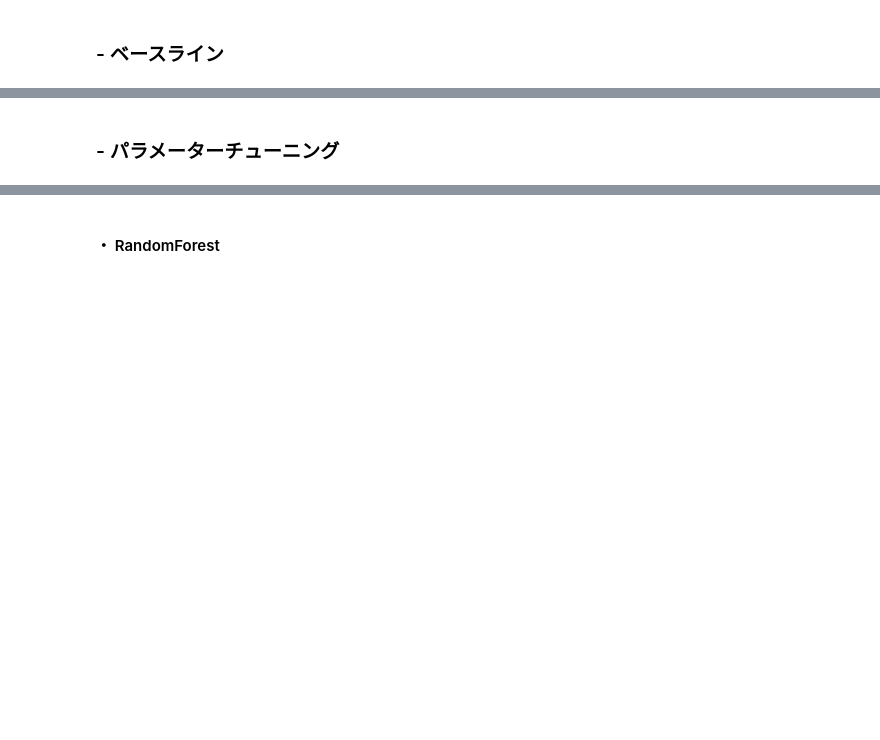
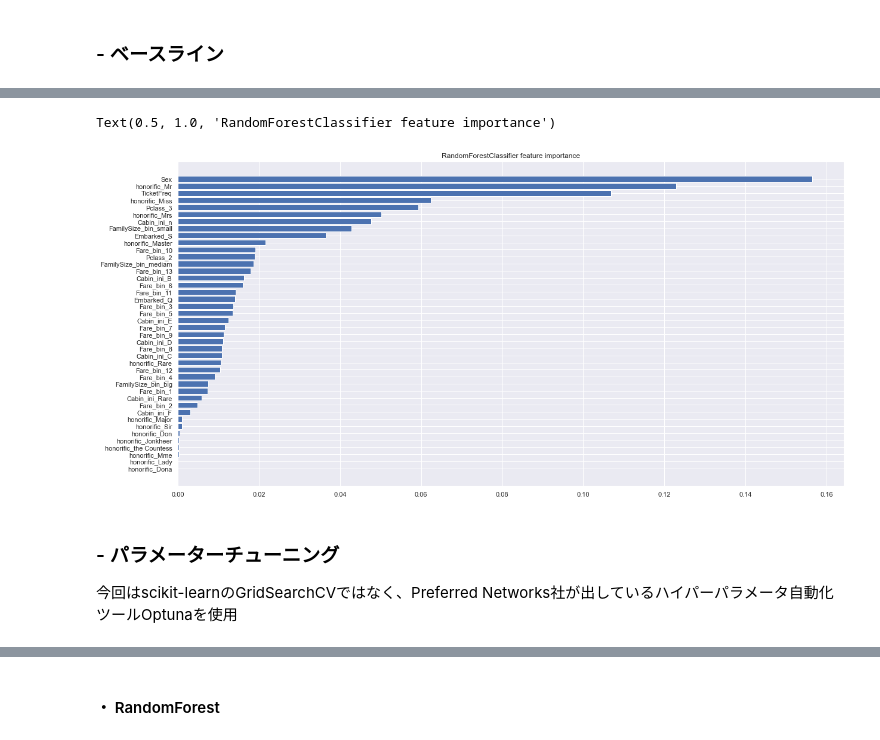
Before and after one commit to GitHiru/taitanic, a Jupyter notebook: taitanic3.ipynb, the cells around one changed output, grey strips where cells are left out. Saved outputs shown, nothing was run; the diff lists cells and outputs as text; code cells hidden in the pictures; blank space fills up the shorter version.

```diff
--- a/taitanic3.ipynb
+++ b/taitanic3.ipynb
@@ -113,0 +153,13 @@ dtype: int64
+# %%
+# PclassをObject型に変換 ∵カテゴリカル変数のPclassが整数型になっているので、文字列に変換
+alldata.Pclass = alldata.Pclass.astype('str')
+# %%
+# カテゴリ特徴量について Label-Encoding を施す
+le_target_col = ['Sex', 'Fare_bin']
+le = LabelEncoder()
+for col in le_target_col:
+    alldata.loc[:, col] = le.fit_transform(alldata[col])
+# %%
+# カテゴリカル変数 One-Hot-Encoding を施す
+cat_col = ['Pclass', 'Embarked','honorific','Cabin_ini', 'FamilySize_bin', 'Fare_bin']
+alldata = pd.get_dummies(alldata, drop_first=True, columns=cat_col)
@@ -114,4 +183,20 @@ dtype: int64
 # %% [markdown]
 ## 🚢 モデル構築
+# %%
+from sklearn.model_selection import train_test_split
+
+# 最初に統合したtrainとtestを分離
+train = alldata.query('train_or_test == "train"')
+test = alldata.query('train_or_test == "test"')
+# ターゲット変数と、学習に不要なカラムを定義
+target_col = 'Survived'
+drop_col = ['PassengerId','Survived', 'Name', 'Fare', 'Ticket', 'Cabin', 'train_or_test', 'Age', 'Parch', 'FamilySize', 'SibSp']
+# 学習に必要な特徴量のみを保持
+train_feature = train.drop(columns=drop_col)
+test_feature = test.drop(columns=drop_col)
+train_tagert = train[target_col]
+# trainデータを分割
+X_train, X_test, y_train, y_test = train_test_split(
+    train_feature, train_tagert, test_size=0.2, random_state=0, stratify=train_tagert)
 # %% [markdown]
 ### - ベースライン
@@ -118,2 +291,15 @@ dtype: int64
+# %%
+# 試しにRandamForestClassifierの重要度を可視化する
+plt.figure(figsize=(20,10))
+plt.barh(
+    X_train.columns[np.argsort(rfc.feature_importances_)],
+    rfc.feature_importances_[np.argsort(rfc.feature_importances_)],
+    label='RandomForestClassifier'
+)
+plt.title('RandomForestClassifier feature importance')
+# %% [output]
+Text(0.5, 1.0, 'RandomForestClassifier feature importance')
+[figure, added]
 # %% [markdown]
 ### - パラメーターチューニング
+今回はscikit-learnのGridSearchCVではなく、Preferred Networks社が出しているハイパーパラメータ自動化ツールOptunaを使用
```
Also changed, not shown: parts of 32 cells of this notebook, 5 other files.
